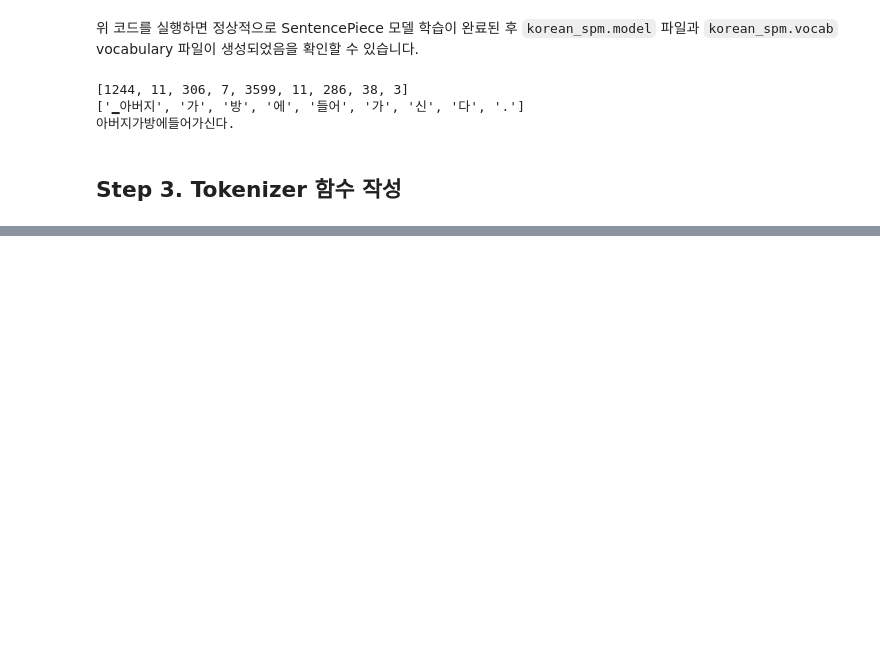
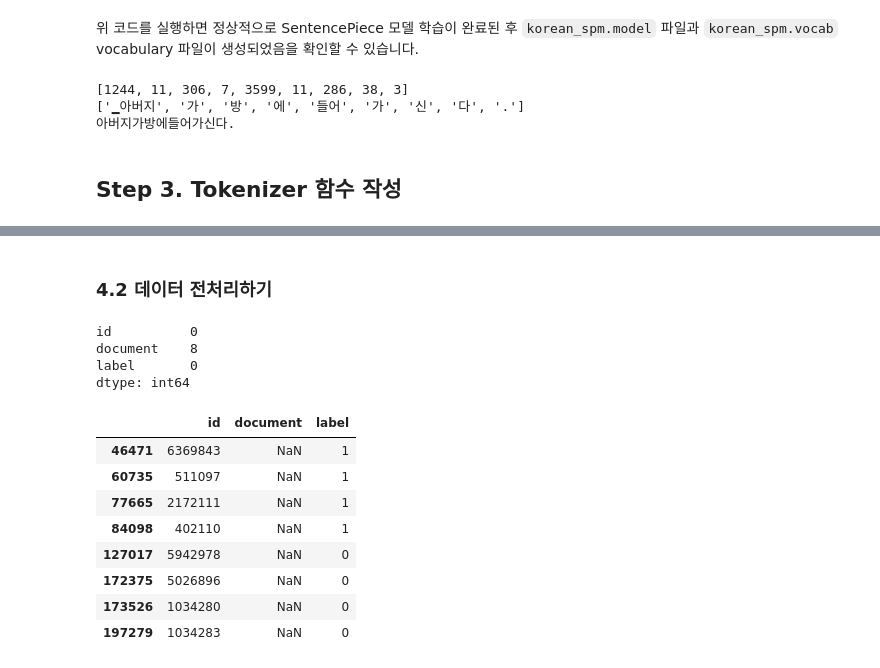
Before and after one commit to p2yeong/AIFFEL-Study, a Jupyter notebook: exploration/GD2_SentencePiece.ipynb, the cells around one changed output, grey strips where cells are left out. Saved outputs shown, nothing was run; the diff lists cells and outputs as text; code cells hidden in the pictures; blank space fills up the shorter version.

```diff
--- a/exploration/GD2_SentencePiece.ipynb
+++ b/exploration/GD2_SentencePiece.ipynb
@@ -127,0 +189,21 @@ print(s.DecodeIds(tokensIDs))
+# %% [markdown]
+### 4.2 데이터 전처리하기
+# %%
+print(data.isnull().sum()) # NULL 값 존재
+# %% [output]
+id          0
+document    8
+label       0
+dtype: int64
+# %%
+data.loc[data.document.isnull()]
+# %% [output]
+|  | id | document | label |
+| 46471 | 6369843 | NaN | 1 |
+| 60735 | 511097 | NaN | 1 |
+| 77665 | 2172111 | NaN | 1 |
+| 84098 | 402110 | NaN | 1 |
+| 127017 | 5942978 | NaN | 0 |
+| 172375 | 5026896 | NaN | 0 |
+| 173526 | 1034280 | NaN | 0 |
+| 197279 | 1034283 | NaN | 0 |
```
Also changed, not shown: parts of 58 cells of this notebook.
